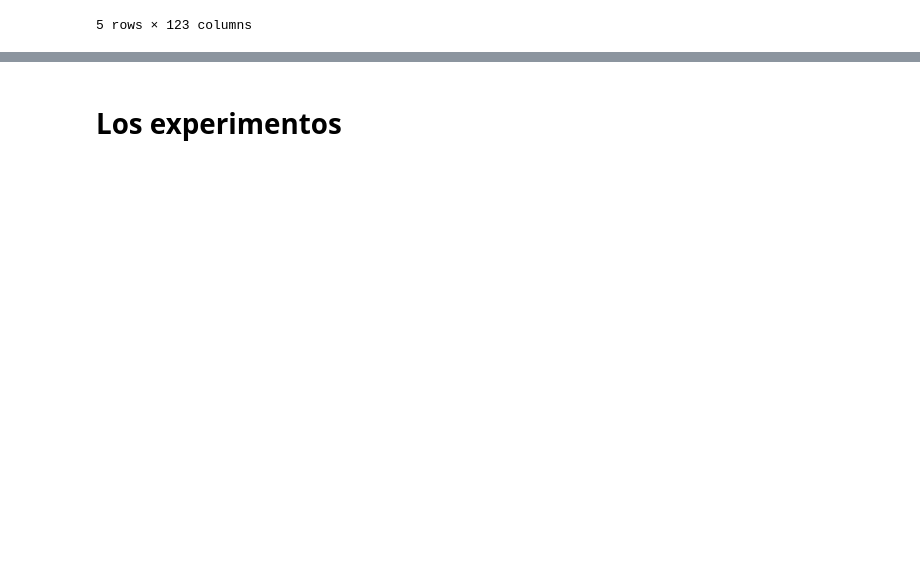
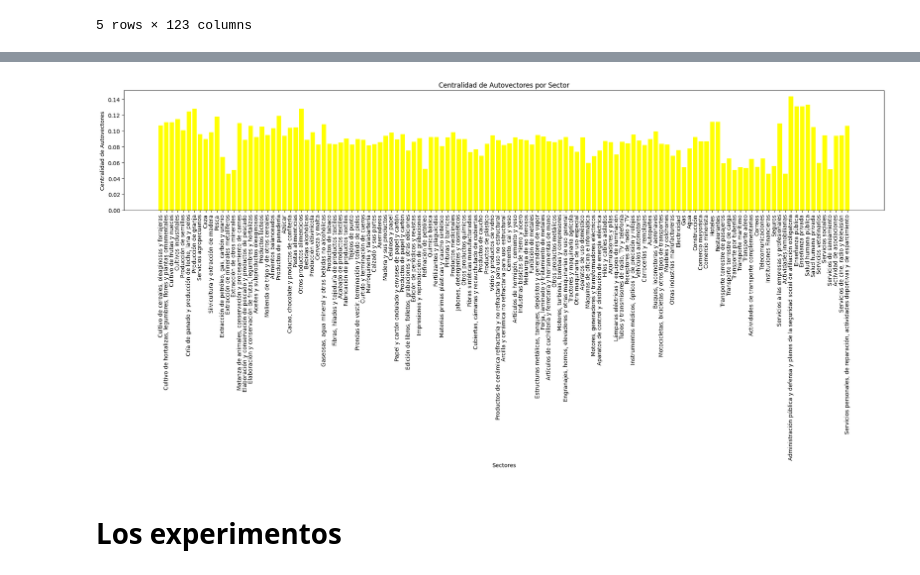
Before and after one commit to akielbowicz/tp-msscae-2024, a Jupyter notebook: notebooks/exposicion.ipynb, the cells around one changed output, grey strips where cells are left out. Cells and saved outputs as stored; diff of their text form; code cells hidden in the pictures; blank space fills up the shorter version.

```diff
--- a/notebooks/exposicion.ipynb
+++ b/notebooks/exposicion.ipynb
@@ -89,2 +148,25 @@ mip.head()
+# %%
+centrality = nx.eigenvector_centrality(G, max_iter=1000)
+values = list(centrality.values())
+
+centralidad = []
+nodos_nombre = []
+j = 0
+for sector in mip.columns:
+    nodos_nombre.append(sector)
+    centralidad.append(values[j])
+    j +=1
+
+plt.figure(figsize=(20, 10))  # Ancho 20, Alto 10
+plt.bar(nodos_nombre, centralidad, color='yellow')
+plt.xticks(rotation=90)
+plt.title('Centralidad de Autovectores por Sector')
+plt.xlabel('Sectores')
+plt.ylabel('Centralidad de Autovectores')
+plt.tight_layout()
+
+plt.show()
+# %% [output]
+[figure, added]
 # %% [markdown]
 # Los experimentos
```
Also changed, not shown: parts of 46 cells of this notebook, 1 other file.
